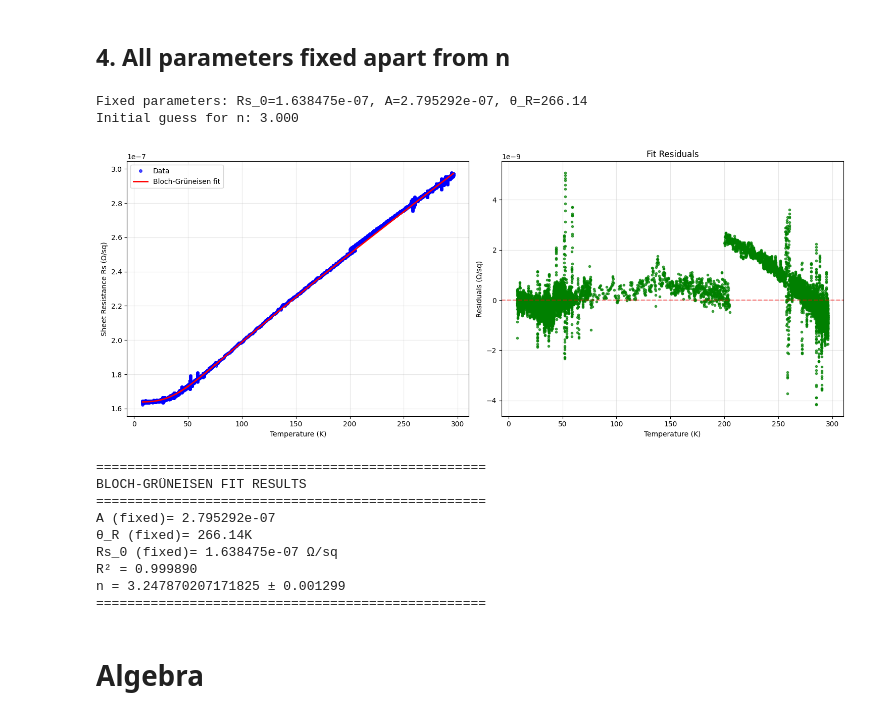
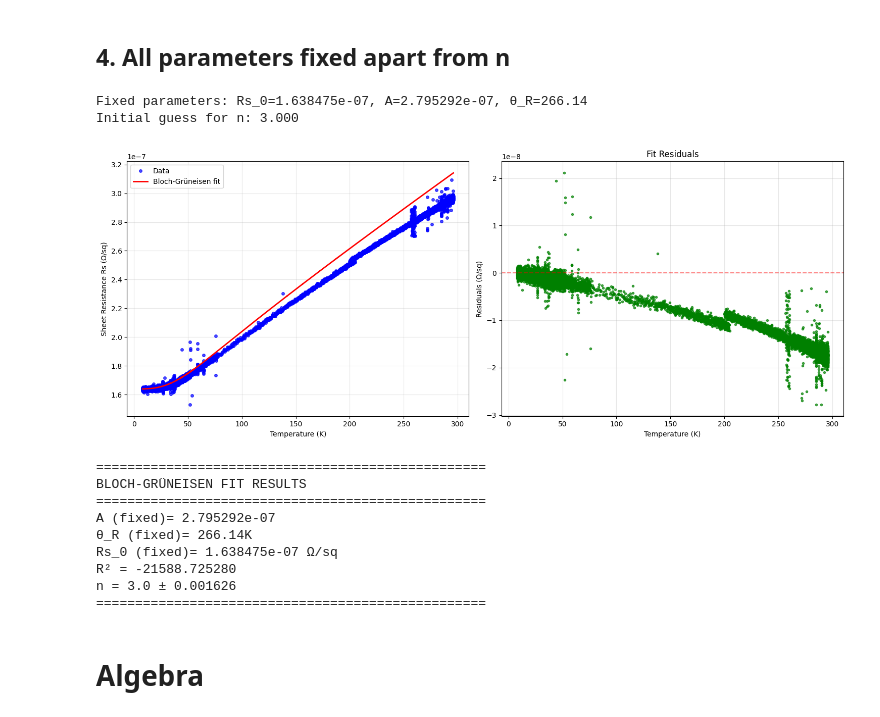
Before and after one commit to gamberoillecito/Nb-Characterization, a Jupyter notebook: R-vs-T/VdP_dataline.ipynb, the cells around one changed output. Drawn from its saved outputs; the diff is of its cells as text; code cells hidden in the pictures.

```diff
--- a/R-vs-T/VdP_dataline.ipynb
+++ b/R-vs-T/VdP_dataline.ipynb
@@ -730,7 +758,7 @@ if popt is not None:
 # %% [markdown]
 ## 2. n fixed
 # %%
-def fit_bloch_gruneisen_fixed_n(T, Rs, Rs_uncertainties, n_fixed, Rs_0_guess=None, A_guess=None, theta_R_guess=None):
+def fit_bloch_gruneisen_fixed_n(T, Rs, n_fixed, Rs_0_guess=None, A_guess=None, theta_R_guess=None):
 
     if Rs_0_guess is None:
         Rs_0_guess = np.min(Rs)
@@ -757,17 +785,15 @@ def fit_bloch_gruneisen_fixed_n(T, Rs, Rs_uncertainties, n_fixed, Rs_0_guess=Non
 
     try:
         # Fit the model
-        popt, pcov = curve_fit(bloch_gruneisen_model_fixed_n, T, Rs, p0=p0, bounds=bounds, sigma=Rs_uncertainties,
-                               absolute_sigma=True,
+        popt, pcov = curve_fit(bloch_gruneisen_model_fixed_n, T, Rs, p0=p0, bounds=bounds,
                               maxfev=5000, method='trf')
 
         param_errors = np.sqrt(np.diag(pcov))
         Rs_fit = bloch_gruneisen_model_fixed_n(T, *popt)
 
         # R²
-        weights = 1 / Rs_uncertainties**2
-        ss_res = np.sum(weights * (Rs - Rs_fit)**2)
-        ss_tot = np.sum(weights * (Rs - np.mean(Rs))**2)
+        ss_res = np.sum((Rs_fit)**2)
+        ss_tot = np.sum((np.mean(Rs))**2)
         r_squared = 1 - (ss_res / ss_tot)
 
         return popt, param_errors, r_squared, Rs_fit
@@ -831,9 +857,9 @@ R² = 0.999603
 n (fixed) = 3.2245850319727913
 ==================================================
 # %%
-popt, param_errors, r_squared, rho_fit = fit_bloch_gruneisen_fixed_n(Tf, rho_T, rho_T_uncertainties, n_sg)
+popt, param_errors, r_squared, rho_fit = fit_bloch_gruneisen_fixed_n(Tf, resistivity, n_sg)
 
 if popt is not None:
-    plot_fit_results_nfixed(Tf, rho_T, rho_fit, popt, param_errors, r_squared, n_sg)
+    plot_fit_results_nfixed(Tf, resistivity, rho_fit, popt, param_errors, r_squared, n_sg)
 # %% [output]
 Fixed parameter: n=3.248
@@ -851,7 +877,7 @@ n (fixed) = 3.247785064999962
 # %% [markdown]
 ## 3. n and Rho_0 fixed
 # %%
-def fit_bloch_gruneisen_fixed_n_Rs_0(T, Rs, Rs_uncertainties, Rs_0_fixed, n_fixed, A_guess=None, theta_R_guess=None):
+def fit_bloch_gruneisen_fixed_n_Rs_0(T, Rs, Rs_0_fixed, n_fixed, A_guess=None, theta_R_guess=None):
 
     if A_guess is None:
         A_guess = (np.max(Rs) - Rs_0_fixed) / 10
@@ -873,8 +899,7 @@ def fit_bloch_gruneisen_fixed_n_Rs_0(T, Rs, Rs_uncertainties, Rs_0_fixed, n_fixe
     try:
         # Fit only the n parameter
         popt, pcov = curve_fit(bloch_gruneisen_model_fixed, T, Rs,
-                              p0=p0, bounds=bounds, sigma=Rs_uncertainties,
-                               absolute_sigma=True,
+                              p0=p0, bounds=bounds,
                               maxfev=5000, method='trf')
 
         param_errors = np.sqrt(np.diag(pcov))
@@ -884,9 +909,8 @@ def fit_bloch_gruneisen_fixed_n_Rs_0(T, Rs, Rs_uncertainties, Rs_0_fixed, n_fixe
         Rs_fit = bloch_gruneisen_model_fixed(T, *popt)
 
         # R²
-        weights = 1 / Rs_uncertainties**2
-        ss_res = np.sum(weights * (Rs - Rs_fit)**2)
-        ss_tot = np.sum(weights * (Rs - np.mean(Rs))**2)
+        ss_res = np.sum((Rs - Rs_fit)**2)
+        ss_tot = np.sum((Rs - np.mean(Rs))**2)
         r_squared = 1 - (ss_res / ss_tot)
 
         return popt, param_errors, r_squared, Rs_fit
@@ -929,9 +953,9 @@ def plot_fit_results_n_Rs_0_fixed(T, Rs, Rs_0_fixed, n_fixed, popt, param_errors
     print(f"n (fixed) = {n_fixed} ")
     print("="*50)
 # %%
-popt, param_errors, r_squared, Rs_fit = fit_bloch_gruneisen_fixed_n_Rs_0(Tf, rho_T, rho_T_uncertainties, rho_0[0], n_sg)
+popt, param_errors, r_squared, Rs_fit = fit_bloch_gruneisen_fixed_n_Rs_0(Tf, resistivity, rho_0[0], n_sg)
 
 if popt is not None:
-    plot_fit_results_n_Rs_0_fixed(Tf, rho_T, rho_0[0], n_sg, popt, param_errors, r_squared)
+    plot_fit_results_n_Rs_0_fixed(Tf, resistivity, rho_0[0], n_sg, popt, param_errors, r_squared)
 # %% [output]
 Fixed parameters: Rs_0=1.638475e-07, n=3.247785
@@ -968,7 +992,7 @@ n (fixed) = 3.2462124482791888
 # %% [markdown]
 ## 4. All parameters fixed apart from n
 # %%
-def fit_bloch_gruneisen_fixed_params(T, Rs, Rs_uncertainties, Rs_0_fixed, A_fixed, theta_R_fixed, n_guess=3.0):
+def fit_bloch_gruneisen_fixed_params(T, Rs, Rs_0_fixed, A_fixed, theta_R_fixed, n_guess=3.0):
 
     def bloch_gruneisen_model_fixed(T, n):
         return bloch_gruneisen_model(T, Rs_0_fixed, A_fixed, theta_R_fixed, n)
@@ -981,8 +1005,7 @@ def fit_bloch_gruneisen_fixed_params(T, Rs, Rs_uncertainties, Rs_0_fixed, A_fixe
     try:
         # Fit only the n parameter
         popt, pcov = curve_fit(bloch_gruneisen_model_fixed, T, Rs,
-                              p0=[n_guess], bounds=bounds, sigma=Rs_uncertainties,
-                               absolute_sigma=True,
+                              p0=[n_guess], bounds=bounds,
                               maxfev=5000, method='trf')
         n_opt = popt[0]
         n_error = np.sqrt(pcov[0, 0])
@@ -991,9 +1014,8 @@ def fit_bloch_gruneisen_fixed_params(T, Rs, Rs_uncertainties, Rs_0_fixed, A_fixe
         Rs_fit = bloch_gruneisen_model_fixed(T, n_opt)
 
         # R²
-        weights = 1 / Rs_uncertainties**2
-        ss_res = np.sum(weights * (Rs - Rs_fit)**2)
-        ss_tot = np.sum(weights * (Rs - np.mean(Rs))**2)
+        ss_res = np.sum((Rs_fit)**2)
+        ss_tot = np.sum((np.mean(Rs))**2)
         r_squared = 1 - (ss_res / ss_tot)
 
         return n_opt, n_error, r_squared, Rs_fit
@@ -1016,44 +1038,44 @@ def plot_fit_results_paramfixed(T, Rs, Rs_0_fixed, A_fixed, theta_R_fixed, popt,
     ax2.plot(T, residuals, 'go', markersize=3, alpha=0.7)
     ax2.axhline(y=0, color='r', linestyle='--', alpha=0.5)
     ax2.set_xlabel('Temperature (K)')
     ax2.set_ylabel('Residuals (Ω/sq)')
     ax2.grid(True, alpha=0.3)
     ax2.set_title('Fit Residuals')
 
     plt.tight_layout()
     plt.show()
 
     n = popt
     dn = param_errors
 
     print("\n" + "="*50)
     print("BLOCH-GRÜNEISEN FIT RESULTS")
     print("="*50)
     print(f"A (fixed)= {A_fixed:.6e}")
     print(f"θ_R (fixed)= {theta_R_fixed:.2f}K")
     print(f"Rs_0 (fixed)= {Rs_0_fixed:.6e} Ω/sq")
     print(f"R² = {r_squared:.6f}")
     print(f"n = {n} ± {dn:.6f}")
     print("="*50)
 
 A_fixed = 2.795292e-07
 theta_R_fixed = 266.14
-popt, param_errors, r_squared, Rs_fit = fit_bloch_gruneisen_fixed_params(Tf, rho_T, rho_T_uncertainties, rho_0[0], A_fixed, theta_R_fixed)
+popt, param_errors, r_squared, Rs_fit = fit_bloch_gruneisen_fixed_params(Tf, resistivity, rho_0[0], A_fixed, theta_R_fixed)
 
 if popt is not None:
-    plot_fit_results_paramfixed(Tf, rho_T, rho_0[0], A_fixed, theta_R_fixed, popt, param_errors, r_squared)
+    plot_fit_results_paramfixed(Tf, resistivity, rho_0[0], A_fixed, theta_R_fixed, popt, param_errors, r_squared)
 # %% [output]
 Fixed parameters: Rs_0=1.638475e-07, A=2.795292e-07, θ_R=266.14
 Initial guess for n: 3.000
-[figure, old version]
+[figure, new version]
 ==================================================
 BLOCH-GRÜNEISEN FIT RESULTS
 ==================================================
 A (fixed)= 2.795292e-07
 θ_R (fixed)= 266.14K
 Rs_0 (fixed)= 1.638475e-07 Ω/sq
-R² = 0.999890
-n = 3.247870207171825 ± 0.001299
+R² = -21588.725280
+n = 3.0 ± 0.001626
 ==================================================
 # %% [markdown]
 # Algebra
```
Also changed, not shown: parts of 9 cells of this notebook.
